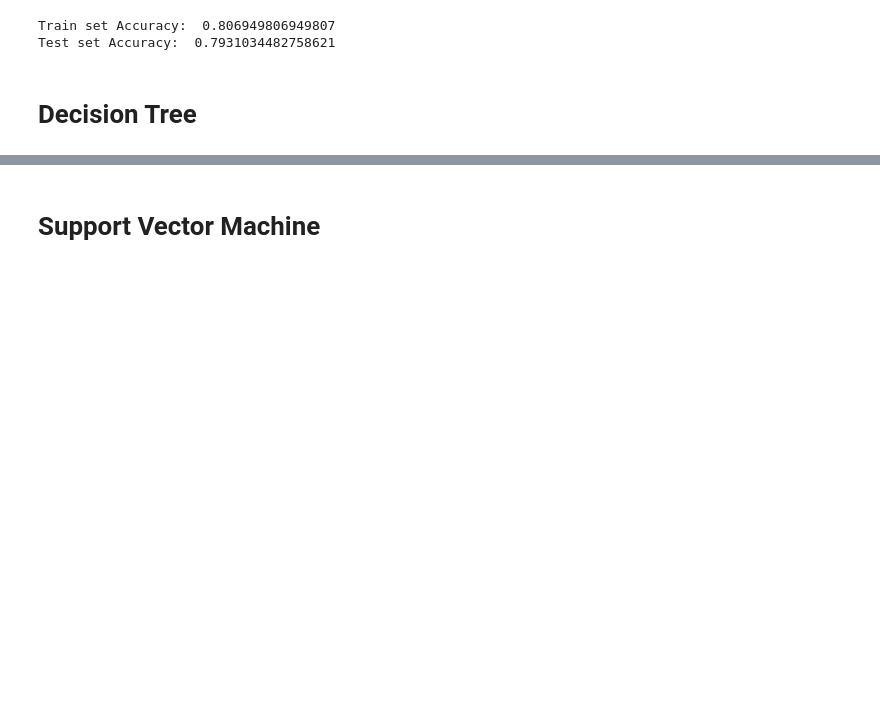
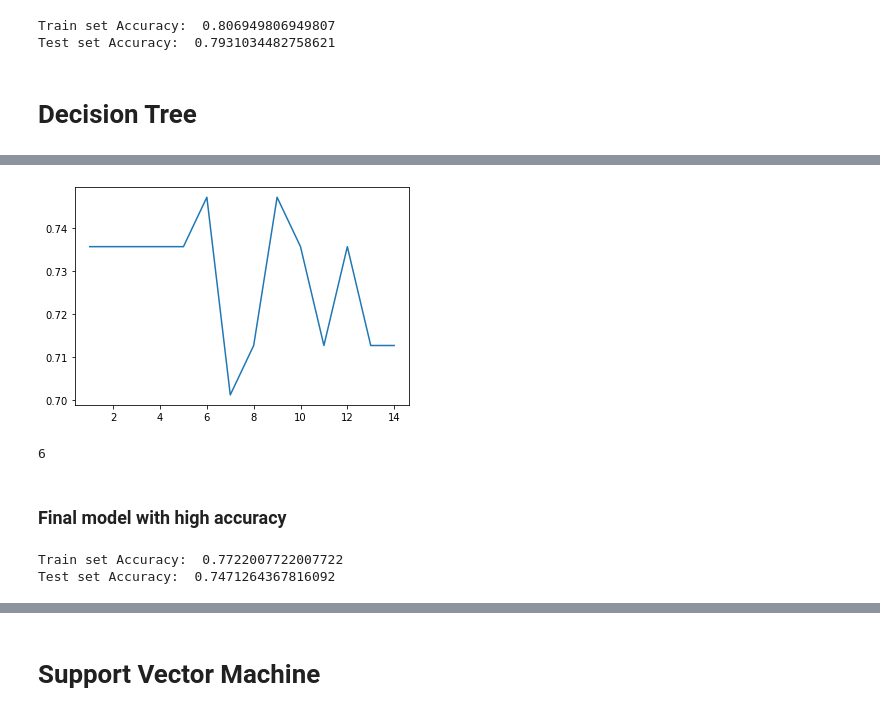
Before and after one commit to farazkh80/Best-Classifier, a Jupyter notebook: Classifier.ipynb, the cells around one changed output, grey strips where cells are left out. Drawn from its saved outputs; the diff is of its cells as text; code cells hidden in the pictures; blank space fills up the shorter version.

Commit message:
Decision Tree Done

```diff
--- a/Classifier.ipynb
+++ b/Classifier.ipynb
@@ -324,0 +344,13 @@ Test set Accuracy:  0.7931034482758621
+# %%
+from sklearn.tree import DecisionTreeClassifier
+from sklearn import metrics
+import matplotlib.pyplot as plt
+accuracy = {}
+
+# Get accruacy for different K
+for i in range(1,15):
+    dTree = DecisionTreeClassifier(criterion="entropy", max_depth=i).fit(X_train, y_train)
+    yhat = dTree.predict(X_test)
+    accuracy[i] = metrics.accuracy_score(y_test, yhat)
+
+accuracy
@@ -324,0 +372,25 @@ Test set Accuracy:  0.7931034482758621
+# %%
+import matplotlib.pyplot as plt
+# Plot Accuracy Versus K
+plot_x = list(accuracy.keys())
+plot_y = list(accuracy.values())
+
+plt.plot(plot_x, plot_y)
+plt.show()
+# %% [output]
+[figure, added]
+# %%
+max_n = max(accuracy, key=accuracy.get)
+max_n
+# %% [output]
+6
+# %% [markdown]
+### Final model with high accuracy
+# %%
+dTree_model = DecisionTreeClassifier(criterion="entropy", max_depth=max_n).fit(X_train, y_train)
+
+print("Train set Accuracy: ", metrics.accuracy_score(y_train, dTree_model.predict(X_train)))
+print("Test set Accuracy: ", metrics.accuracy_score(y_test,  dTree_model.predict(X_test)))
+# %% [output]
+Train set Accuracy:  0.7722007722007722
+Test set Accuracy:  0.7471264367816092
```
Also changed, not shown: parts of 10 cells of this notebook.
